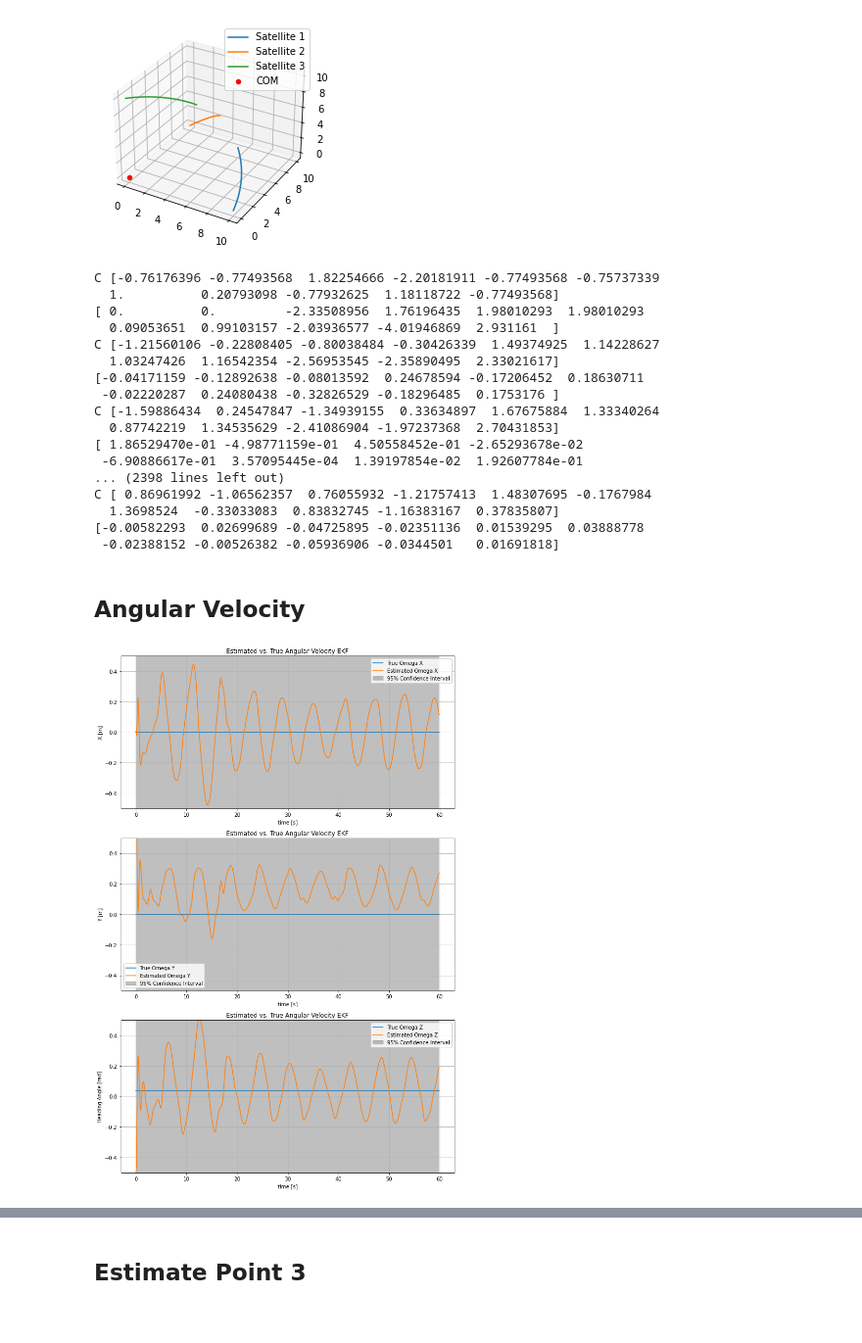
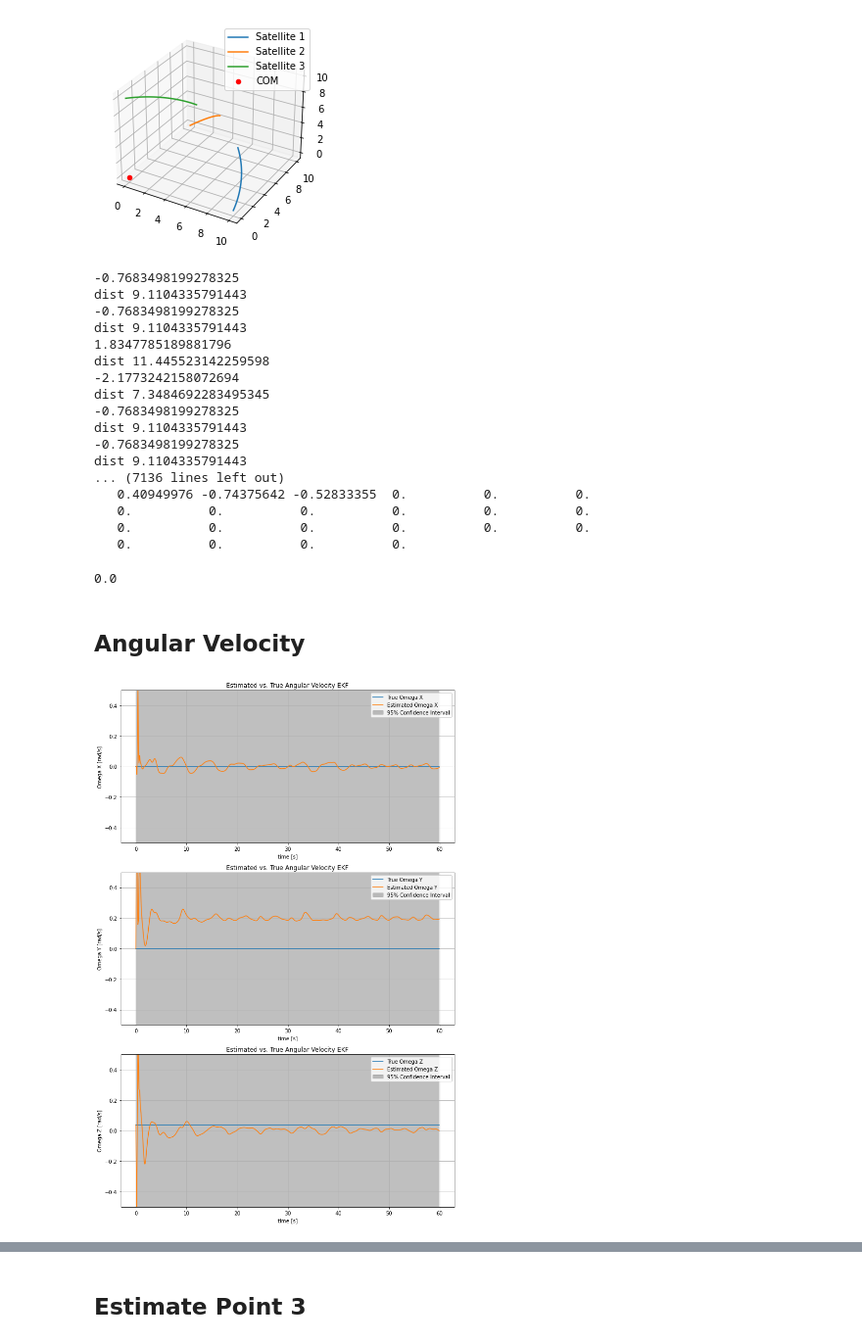
Before and after one commit to annasulzer/273-final-project, a Jupyter notebook: simulate_playground_EKF.ipynb, the cells around one changed output, grey strips where cells are left out. Shown at 98% size. Cells and saved outputs as stored; diff of their text form; code cells hidden in the pictures.

Commit message:
offset in omega and the points

```diff
--- a/simulate_playground_EKF.ipynb
+++ b/simulate_playground_EKF.ipynb
@@ -74,7 +74,7 @@ mtest = sim.MeasurementModel(deb,np.array([o1,o2,o3]),n_blind=0)
 import EKF_class as EKF
 n = 36
 mu0 = np.zeros((n))
-mu0[:3] = np.array([0.01, 0.01, 0.01])
+mu0[:3] = np.array([0.0, 0.0, 0.04])
 mu0[3:] = debris_points.flatten()
 sigma0 = 100* np.diag(np.ones((n)))
 
@@ -97,23 +97,27 @@ for i in range(len(t1)):
     x_est_hist[i, :] = x_est
     x_est_hist_min[i, :] = x_est_min
 # %% [output]
-C [-0.76176396 -0.77493568  1.82254666 -2.20181911 -0.77493568 -0.75737339
-  1.          0.20793098 -0.77932625  1.18118722 -0.77493568]
-[ 0.          0.         -2.33508956  1.76196435  1.98010293  1.98010293
-  0.09053651  0.99103157 -2.03936577 -4.01946869  2.931161  ]
-C [-1.21560106 -0.22808405 -0.80038484 -0.30426339  1.49374925  1.14228627
-  1.03247426  1.16542354 -2.56953545 -2.35890495  2.33021617]
-[-0.04171159 -0.12892638 -0.08013592  0.24678594 -0.17206452  0.18630711
- -0.02220287  0.24080438 -0.32826529 -0.18296485  0.1753176 ]
-C [-1.59886434  0.24547847 -1.34939155  0.33634897  1.67675884  1.33340264
-  0.87742219  1.34535629 -2.41086904 -1.97237368  2.70431853]
-[ 1.86529470e-01 -4.98771159e-01  4.50558452e-01 -2.65293678e-02
- -6.90886617e-01  3.57095445e-04  1.39197854e-02  1.92607784e-01
-... (2398 lines left out)
-C [ 0.86961992 -1.06562357  0.76055932 -1.21757413  1.48307695 -0.1767984
-  1.3698524  -0.33033083  0.83832745 -1.16383167  0.37835807]
-[-0.00582293  0.02699689 -0.04725895 -0.02351136  0.01539295  0.03888778
- -0.02388152 -0.00526382 -0.05936906 -0.0344501   0.01691818]
+-0.7683498199278325
+dist 9.1104335791443
+-0.7683498199278325
+dist 9.1104335791443
+1.8347785189881796
+dist 11.445523142259598
+-2.1773242158072694
+dist 7.3484692283495345
+-0.7683498199278325
+dist 9.1104335791443
+-0.7683498199278325
+dist 9.1104335791443
+... (7136 lines left out)
+   0.40949976 -0.74375642 -0.52833355  0.          0.          0.
+   0.          0.          0.          0.          0.          0.
+   0.          0.          0.          0.          0.          0.
+   0.          0.          0.          0.
+# %%
+x_est_hist[0,1]
+# %% [output]
+0.0
 # %% [markdown]
 ## Angular Velocity
 # %%
@@ -135,37 +139,37 @@ axs[0].plot(time_array,  np.zeros(len(time_array)), label="True Omega X")
 axs[0].plot(time_array, x_est_hist[:, 0], label="Estimated Omega X")
 axs[0].fill_between(time_array, x_est_hist[:, 0] - confidence_interval_x, x_est_hist[:, 0] + confidence_interval_x, color='gray', alpha=0.5, label="95% Confidence Interval")
 axs[0].set_xlabel('time [s]')
-axs[0].set_ylabel('X [m]')
+axs[0].set_ylabel('Omega X [rad/s]')
 axs[0].legend()
 axs[0].grid(True)
 axs[0].set_ylim([-0.5, 0.5])
 axs[0].set_title('Estimated vs. True Angular Velocity EKF')
 
 # Plot Y Position
 axs[1].plot(time_array, np.zeros(len(time_array)), label="True Omega Y")
 axs[1].plot(time_array, x_est_hist[:, 1], label="Estimated Omega Y")
 axs[1].fill_between(time_array,  x_est_hist[:, 1] - confidence_interval_y, x_est_hist[:, 1] + confidence_interval_y, color='gray', alpha=0.5, label="95% Confidence Interval")
 axs[1].set_xlabel('time [s]')
-axs[1].set_ylabel('Y [m]')
+axs[1].set_ylabel('Omega Y [rad/s]')
 axs[1].legend()
 axs[1].grid(True)
 axs[1].set_ylim([-0.5, 0.5])
 axs[1].set_title('Estimated vs. True Angular Velocity EKF')
 
 axs[2].plot(time_array,  omega * np.ones(len(time_array)), label="True Omega Z")
 axs[2].plot(time_array, x_est_hist[:, 2], label="Estimated Omega Z")
 axs[2].fill_between(time_array, x_est_hist[:, 2] - confidence_interval_heading, x_est_hist[:, 2] + confidence_interval_heading, color='gray', alpha=0.5, label="95% Confidence Interval")
 axs[2].set_xlabel('time [s]')
-axs[2].set_ylabel('Heading Angle [rad]')
+axs[2].set_ylabel('Omega Z [rad/s]')
 axs[2].legend()
 axs[2].grid(True)
 axs[2].set_title('Estimated vs. True Angular Velocity EKF')
 axs[2].set_ylim([-0.5, 0.5])
 
 plt.tight_layout()
 plt.show()
 # %% [output]
-[figure, old version]
+[figure, new version]
 # %%
 posehist = np.zeros((3, len(time_array)))
 
```
Also changed, not shown: parts of 3 cells of this notebook, 1 other file.
